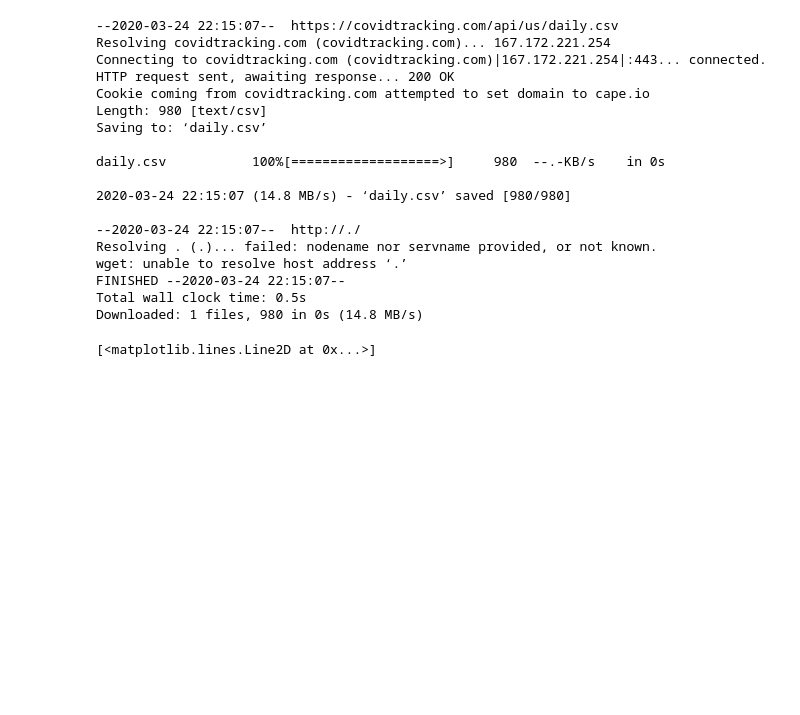
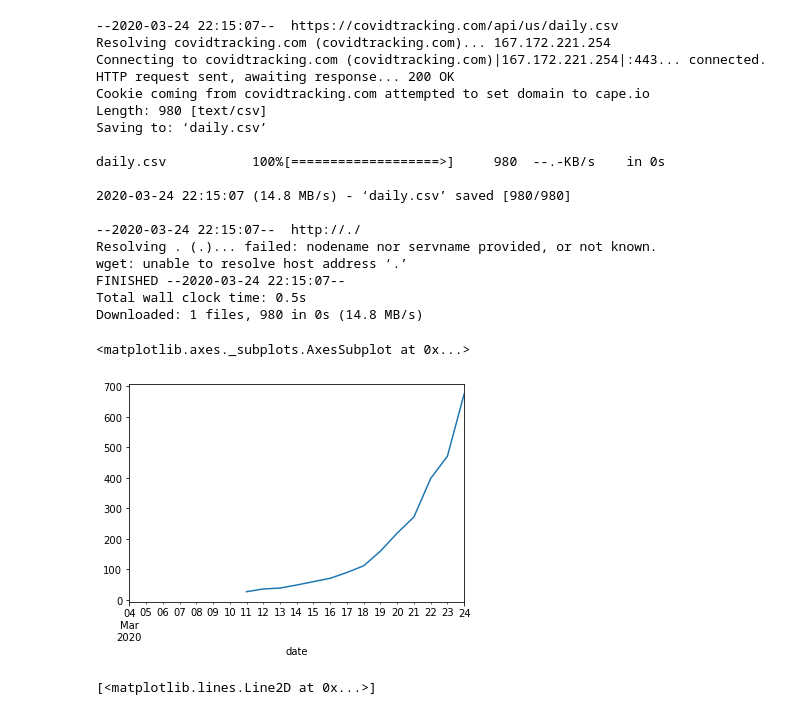
Before and after one commit to andrewkern/bio399, a Jupyter notebook: week1.ipynb, the cells around one changed output. Drawn from its saved outputs; the diff is of its cells as text; code cells hidden in the pictures; blank space fills up the shorter version.

Commit message:
added basics of US covid case data download and plotting

```diff
--- a/week1.ipynb
+++ b/week1.ipynb
@@ -405,6 +405,12 @@ import matplotlib.pyplot as plt
 # %%
 x = pd.read_csv("daily.csv")
 x['date']=pd.to_datetime(x['date'],format='%Y%m%d')
+x.set_index(['date'],inplace=True)
+# %%
+x['death'].plot()
+# %% [output]
+<matplotlib.axes._subplots.AxesSubplot at 0x...>
+[figure, added]
 # %%
 plt.plot(x.date,x.positive)
 # %% [output]
```
